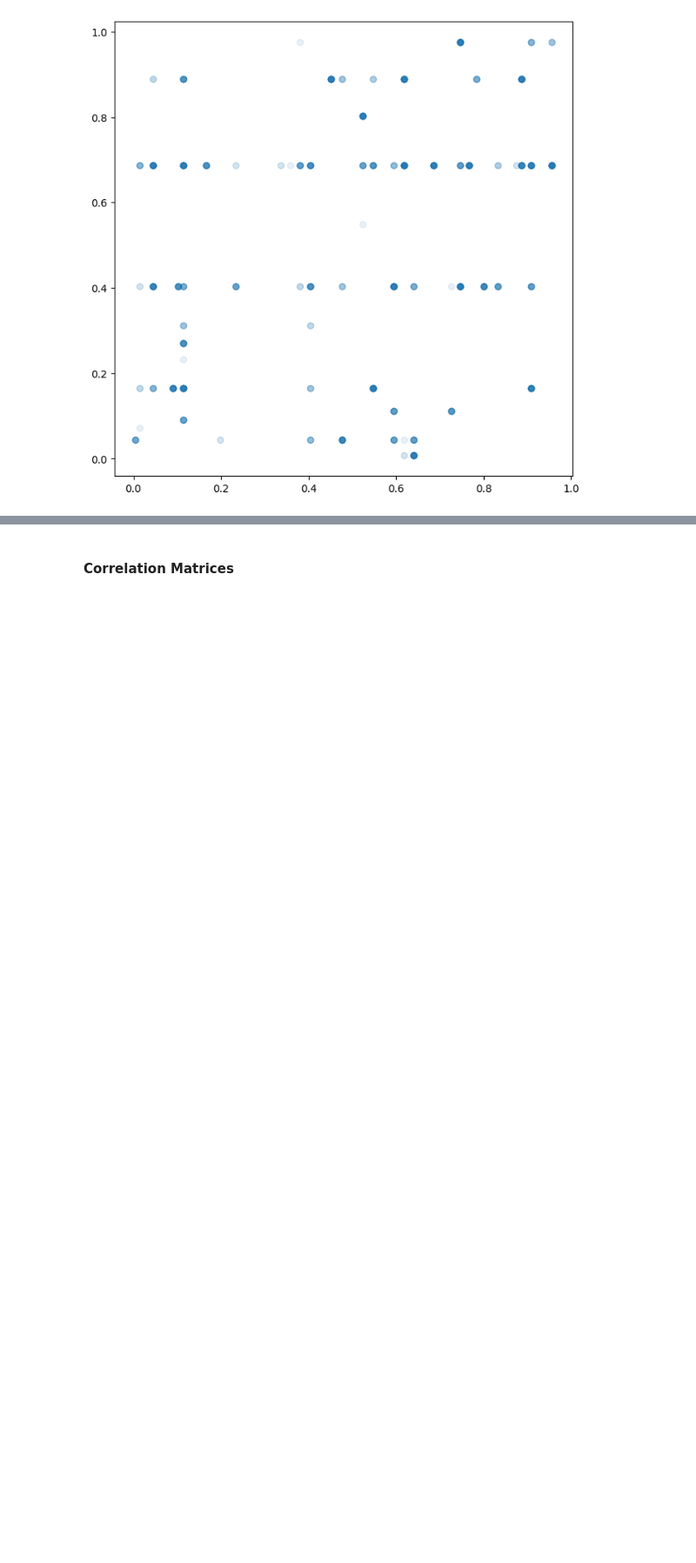
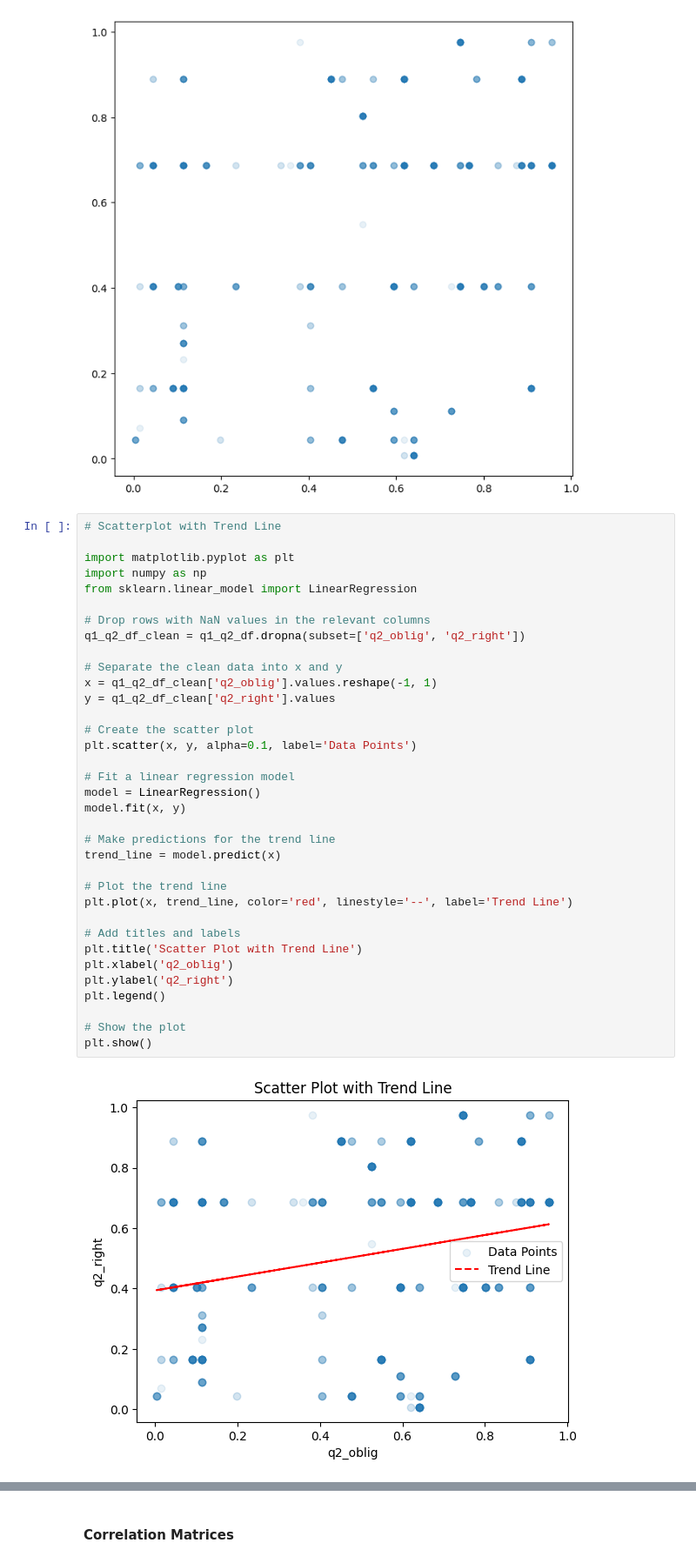
Before and after one commit to najafriederike/storing_data, a Jupyter notebook: analysis_judicial-accountability.ipynb, the cells around one changed output, grey strips where cells are left out. Shown at 87% size. Drawn from its saved outputs; the diff is of its cells as text; blank space fills up the shorter version.

```diff
--- a/analysis_judicial-accountability.ipynb
+++ b/analysis_judicial-accountability.ipynb
@@ -1022,4 +1022,41 @@ plt.scatter(q1_q2_df['q2_oblig'], q1_q2_df['q2_right'], alpha=0.1)
 # %% [output]
 <matplotlib.collections.PathCollection at 0x...>
 [figure]
+# %%
+# Scatterplot with Trend Line
+
+import matplotlib.pyplot as plt
+import numpy as np
+from sklearn.linear_model import LinearRegression
+
+# Drop rows with NaN values in the relevant columns
+q1_q2_df_clean = q1_q2_df.dropna(subset=['q2_oblig', 'q2_right'])
+
+# Separate the clean data into x and y
+x = q1_q2_df_clean['q2_oblig'].values.reshape(-1, 1)
+y = q1_q2_df_clean['q2_right'].values
+
+# Create the scatter plot
+plt.scatter(x, y, alpha=0.1, label='Data Points')
+
+# Fit a linear regression model
+model = LinearRegression()
+model.fit(x, y)
+
+# Make predictions for the trend line
+trend_line = model.predict(x)
+
+# Plot the trend line
+plt.plot(x, trend_line, color='red', linestyle='--', label='Trend Line')
+
+# Add titles and labels
+plt.title('Scatter Plot with Trend Line')
+plt.xlabel('q2_oblig')
+plt.ylabel('q2_right')
+plt.legend()
+
+# Show the plot
+plt.show()
+# %% [output]
+[figure, added]
 # %% [markdown]
```
Also changed, not shown: parts of 7 cells of this notebook.
